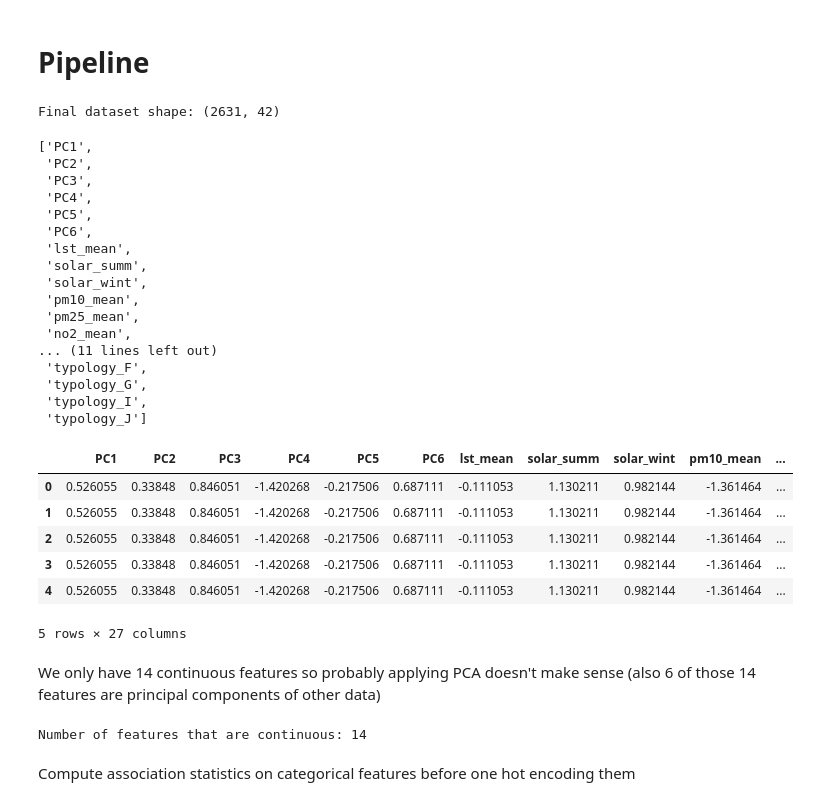
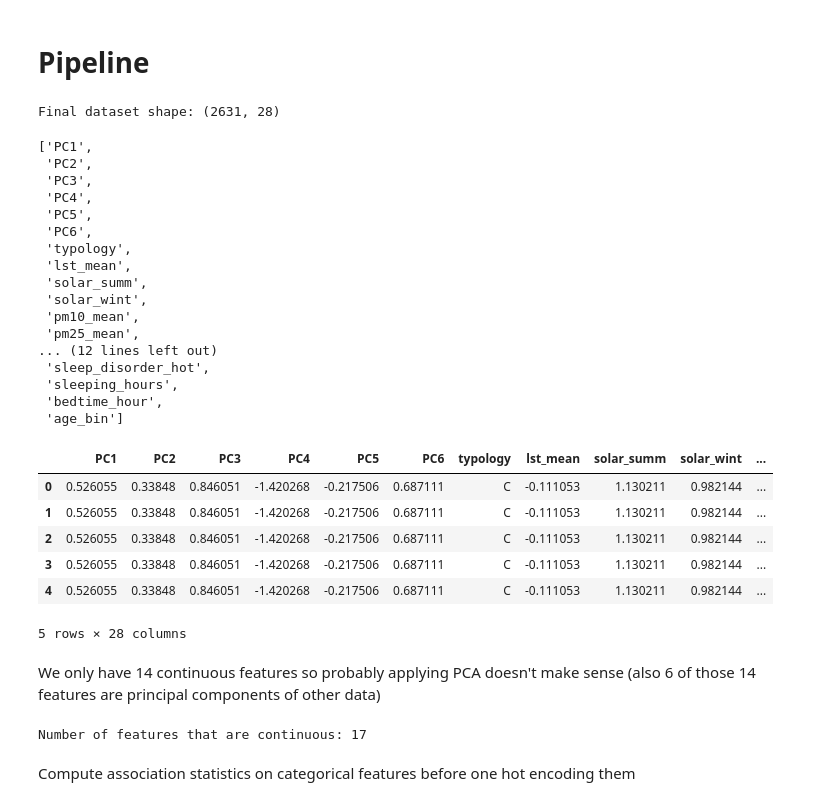
Before and after one commit to MauroPello/ENAC-ML4Science_LIPID, a Jupyter notebook: main.ipynb, the cells around one changed output. Cells and saved outputs as stored; diff of their text form; code cells hidden in the pictures.

```diff
--- a/main.ipynb
+++ b/main.ipynb
@@ -265,7 +263,7 @@ df = load_combined_dataset(
     "data/morphology_data_cleaned.csv",
     "data/synthetic_health_data.xlsx",
 )
-df = run_pipeline(df)
+df = run_preprocessing_pipeline(df)
 print(f"Final dataset shape: {df.shape}")
 # %% [output]
-Final dataset shape: (2631, 42)
+Final dataset shape: (2631, 28)
@@ -274,5 +270,5 @@ features = drop_extra_features(df, excluded_targets=POSSIBLE_TARGET_FEATURES)
 # %%
-features.columns.to_list()
+df.columns.to_list()
 # %% [output]
 ['PC1',
  'PC2',
@@ -280,35 +276,35 @@ features.columns.to_list()
  'PC4',
  'PC5',
  'PC6',
+ 'typology',
  'lst_mean',
  'solar_summ',
  'solar_wint',
  'pm10_mean',
  'pm25_mean',
- 'no2_mean',
-... (11 lines left out)
- 'typology_F',
- 'typology_G',
- 'typology_I',
- 'typology_J']
+... (12 lines left out)
+ 'sleep_disorder_hot',
+ 'sleeping_hours',
+ 'bedtime_hour',
+ 'age_bin']
 # %%
-features.head()
+df.head()
 # %% [output]
-|  | PC1 | PC2 | PC3 | PC4 | PC5 | PC6 | lst_mean | solar_summ | solar_wint | pm10_mean | ... |
-| 0 | 0.526055 | 0.33848 | 0.846051 | -1.420268 | -0.217506 | 0.687111 | -0.111053 | 1.130211 | 0.982144 | -1.361464 | ... |
-| 1 | 0.526055 | 0.33848 | 0.846051 | -1.420268 | -0.217506 | 0.687111 | -0.111053 | 1.130211 | 0.982144 | -1.361464 | ... |
-| 2 | 0.526055 | 0.33848 | 0.846051 | -1.420268 | -0.217506 | 0.687111 | -0.111053 | 1.130211 | 0.982144 | -1.361464 | ... |
-| 3 | 0.526055 | 0.33848 | 0.846051 | -1.420268 | -0.217506 | 0.687111 | -0.111053 | 1.130211 | 0.982144 | -1.361464 | ... |
-| 4 | 0.526055 | 0.33848 | 0.846051 | -1.420268 | -0.217506 | 0.687111 | -0.111053 | 1.130211 | 0.982144 | -1.361464 | ... |
+|  | PC1 | PC2 | PC3 | PC4 | PC5 | PC6 | typology | lst_mean | solar_summ | solar_wint | ... |
+| 0 | 0.526055 | 0.33848 | 0.846051 | -1.420268 | -0.217506 | 0.687111 | C | -0.111053 | 1.130211 | 0.982144 | ... |
+| 1 | 0.526055 | 0.33848 | 0.846051 | -1.420268 | -0.217506 | 0.687111 | C | -0.111053 | 1.130211 | 0.982144 | ... |
+| 2 | 0.526055 | 0.33848 | 0.846051 | -1.420268 | -0.217506 | 0.687111 | C | -0.111053 | 1.130211 | 0.982144 | ... |
+| 3 | 0.526055 | 0.33848 | 0.846051 | -1.420268 | -0.217506 | 0.687111 | C | -0.111053 | 1.130211 | 0.982144 | ... |
+| 4 | 0.526055 | 0.33848 | 0.846051 | -1.420268 | -0.217506 | 0.687111 | C | -0.111053 | 1.130211 | 0.982144 | ... |
-5 rows × 27 columns
+5 rows × 28 columns
 # %% [markdown]
 We only have 14 continuous features so probably applying PCA doesn't make sense (also 6 of those 14 features are principal components of other data)
 # %%
 print(
-    f"Number of features that are continuous: {len([col for col in features.columns if col in ALL_CONTINUOUS_FEATURES])}",
+    f"Number of features that are continuous: {len([col for col in df.columns if col in ALL_CONTINUOUS_FEATURES and col not in POSSIBLE_TARGET_FEATURES])}",
 )
 # %% [output]
-Number of features that are continuous: 14
+Number of features that are continuous: 17
 # %%
 # Improved target logic
 
```
Also changed, not shown: parts of 7 cells of this notebook, 3 other files.
